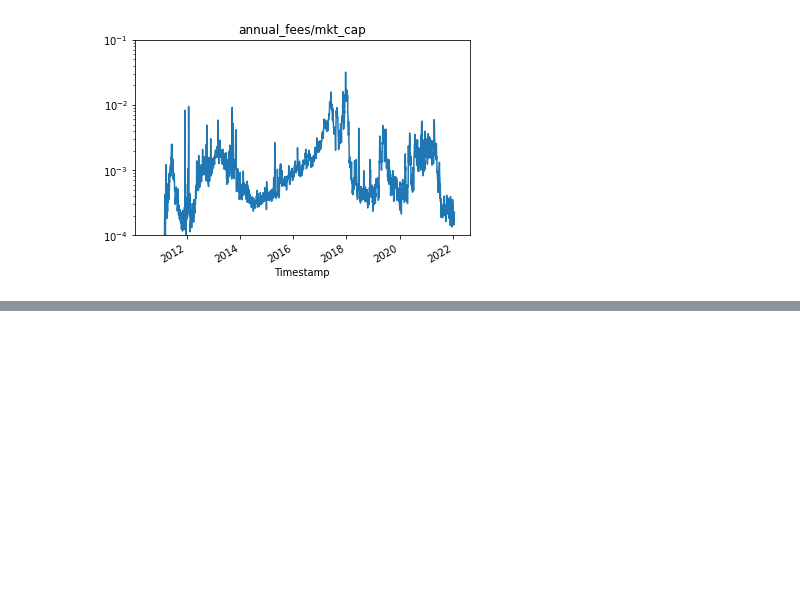
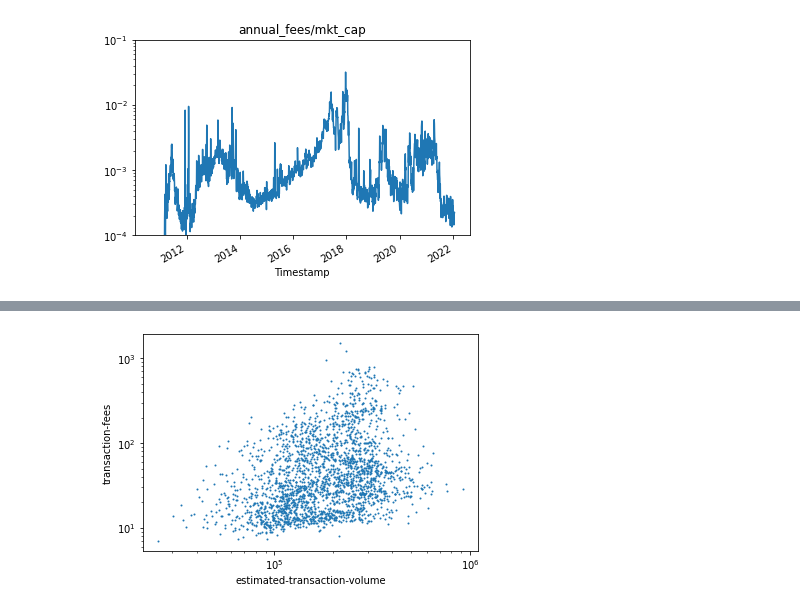
Before and after one commit to QRB-Labs/qrb, a Jupyter notebook: analysis/mining_dynamics.ipynb, the cells around one changed output, grey strips where cells are left out. Cells and saved outputs as stored; diff of their text form; code cells hidden in the pictures; blank space fills up the shorter version.

Commit message:
fees vs block-size, fees vs txn volume

```diff
--- a/analysis/mining_dynamics.ipynb
+++ b/analysis/mining_dynamics.ipynb
@@ -60,0 +70,22 @@ Text(0.5, 1.0, 'annual_fees/mkt_cap')
+# %%
+txn_btc = pd.read_csv('estimated-transaction-volume.csv')
+fees_btc = pd.read_csv('transaction-fees.csv')
+txn_num = pd.read_csv('n-transactions.csv')
+block_size = pd.read_csv('avg-block-size.csv')
+txn_btc.set_index('Timestamp', inplace=True)
+fees_btc.set_index('Timestamp', inplace=True)
+txn_num.set_index('Timestamp', inplace=True)
+block_size.set_index('Timestamp', inplace=True)
+
+df2 = txn_btc.merge(fees_btc, how='outer', on='Timestamp', sort=True)
+df2 = df2.merge(txn_num, how='outer', on='Timestamp', sort=True)
+df2 = df2.merge(block_size, how='outer', on='Timestamp', sort=True)
+
+df2.index = pd.to_datetime(df2.index)
+df2.interpolate(method='time', inplace=True)
+# %%
+df2.loc[df2.index>pd.to_datetime('2012-07-01')].plot.scatter(x='estimated-transaction-volume',y='transaction-fees',s=1)
+plt.yscale('log')
+plt.xscale('log')
+# %% [output]
+[figure, added]
```
Also changed, not shown: parts of 2 cells of this notebook, 4 other files.
